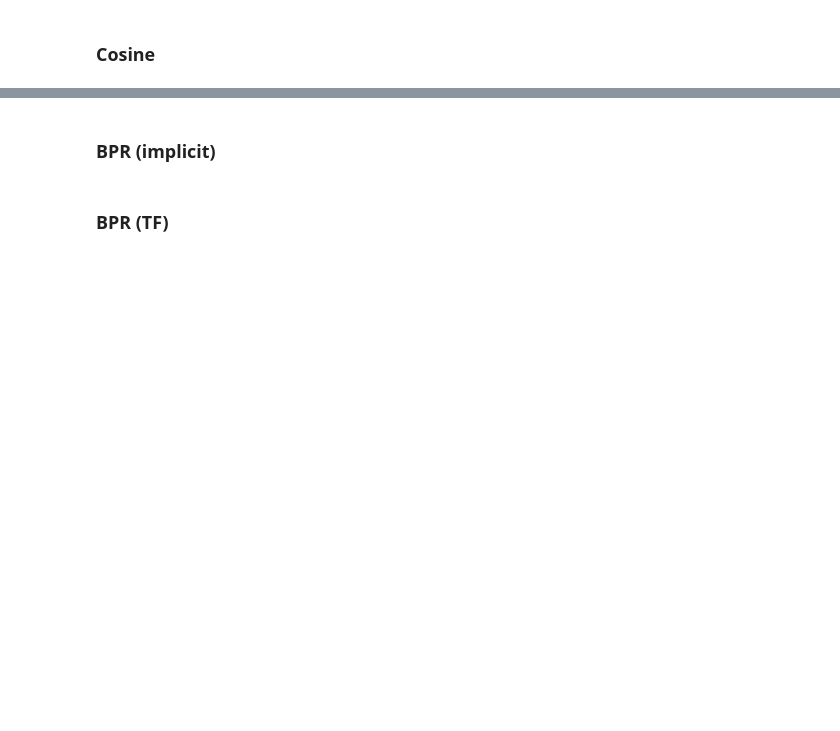
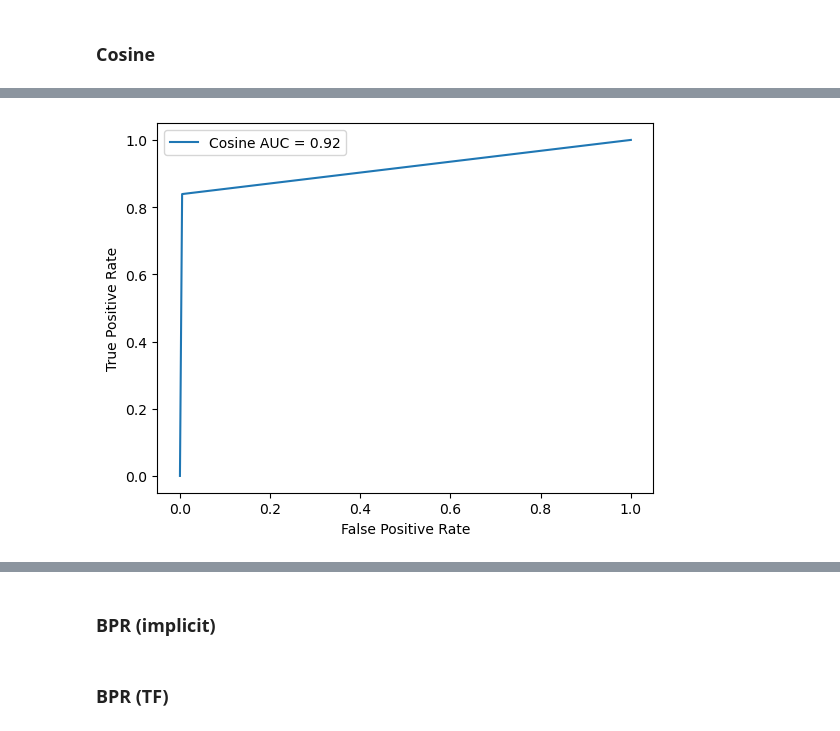
Before and after one commit to garrett-lam/twitchRec, a Jupyter notebook: twitchRec.ipynb, the cells around one changed output, grey strips where cells are left out. Cells and saved outputs as stored; diff of their text form; code cells hidden in the pictures; blank space fills up the shorter version.

```diff
--- a/twitchRec.ipynb
+++ b/twitchRec.ipynb
@@ -491,0 +535,4 @@ correct / (len(watchedValid) + len(notWatchedValid)) , p1
+# %%
+plot_roc_curve(y, cosineLabels, "Cosine")
+# %% [output]
+[figure, added]
```
Also changed, not shown: parts of 25 cells of this notebook.
